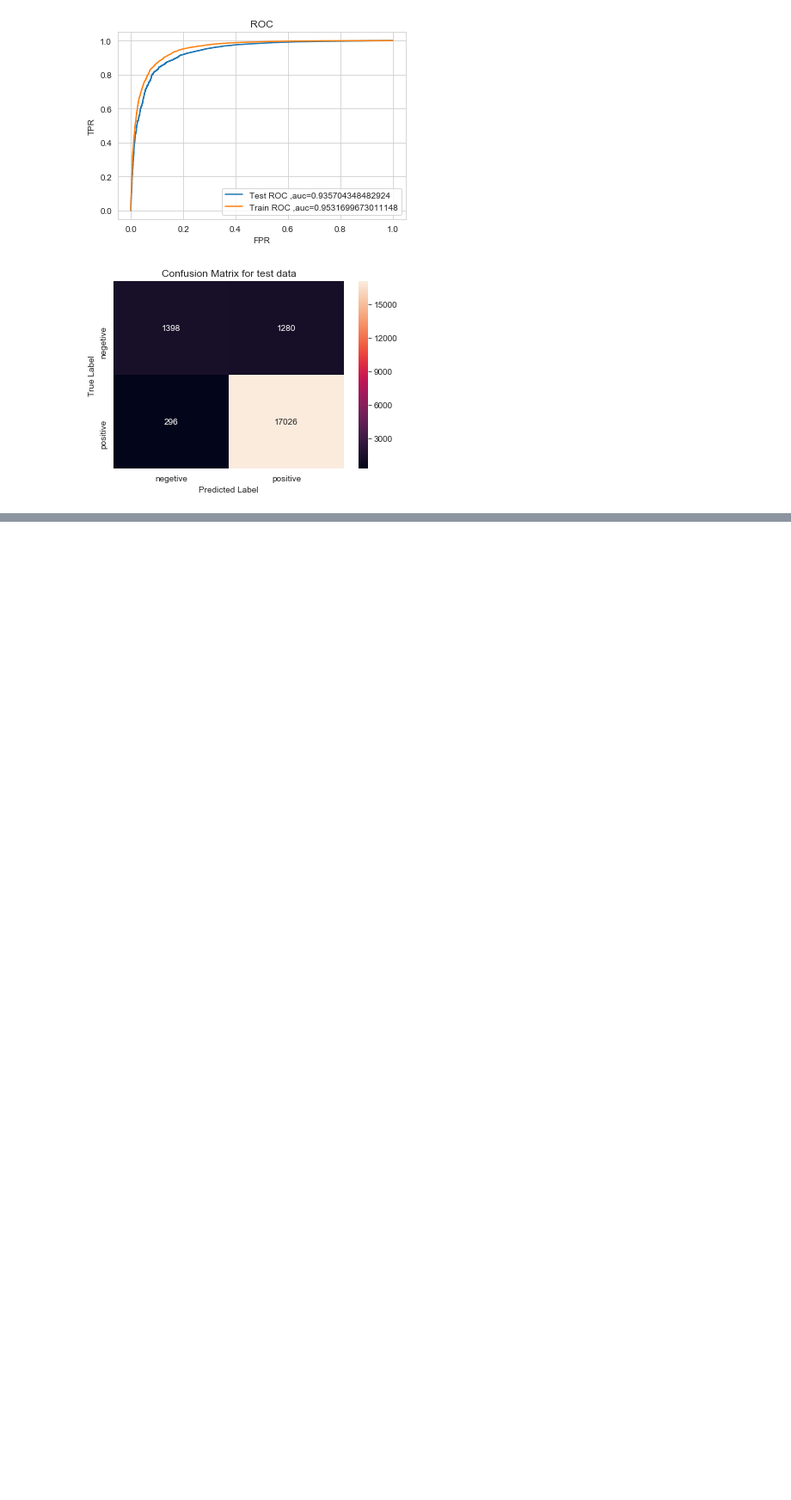
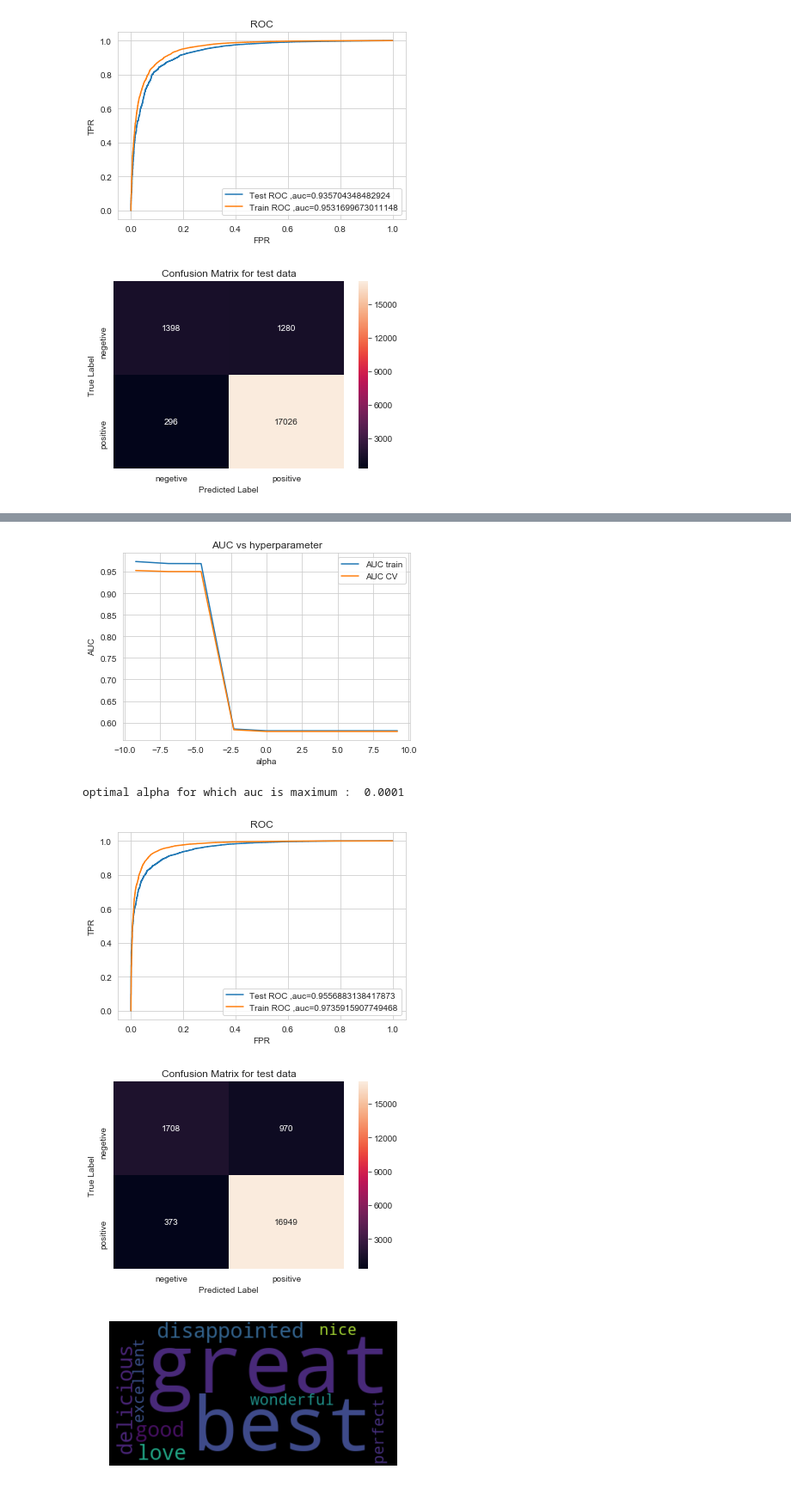
Before and after one commit to Lalit-Yadav-E1483/Amazon-Fine-Food, a Jupyter notebook: svm.ipynb, the cells around one changed output, grey strips where cells are left out. Shown: that part at 86% size. Saved outputs shown, nothing was run; the diff lists cells and outputs as text; code cells hidden in the pictures; blank space fills up the shorter version.

```diff
--- a/svm.ipynb
+++ b/svm.ipynb
@@ -624,0 +735,8 @@ for i in list(pos_indx[0][0:10]):
+# %%
+train_test_model(X_train_tfidf, X_cv_tfidf, X_test_tfidf, y_train, y_cv, y_test, tf_idf_vect)
+# %% [output]
+[figure, added]
+optimal alpha for which auc is maximum :  0.0001
+[figure, added]
+[figure, added]
+[figure, added]
```
Also changed, not shown: parts of 9 cells of this notebook.
